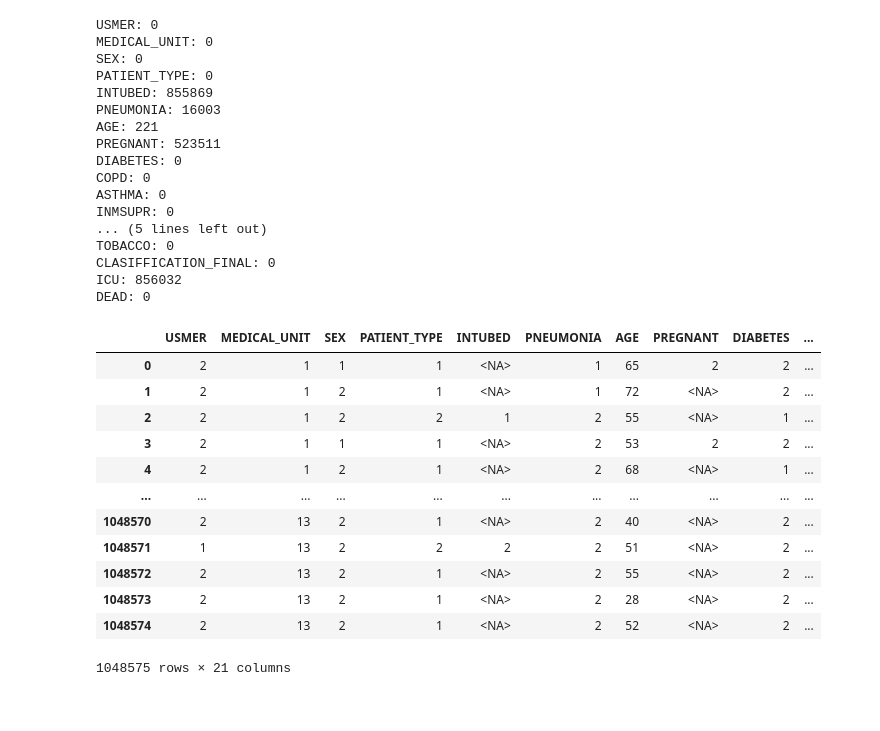
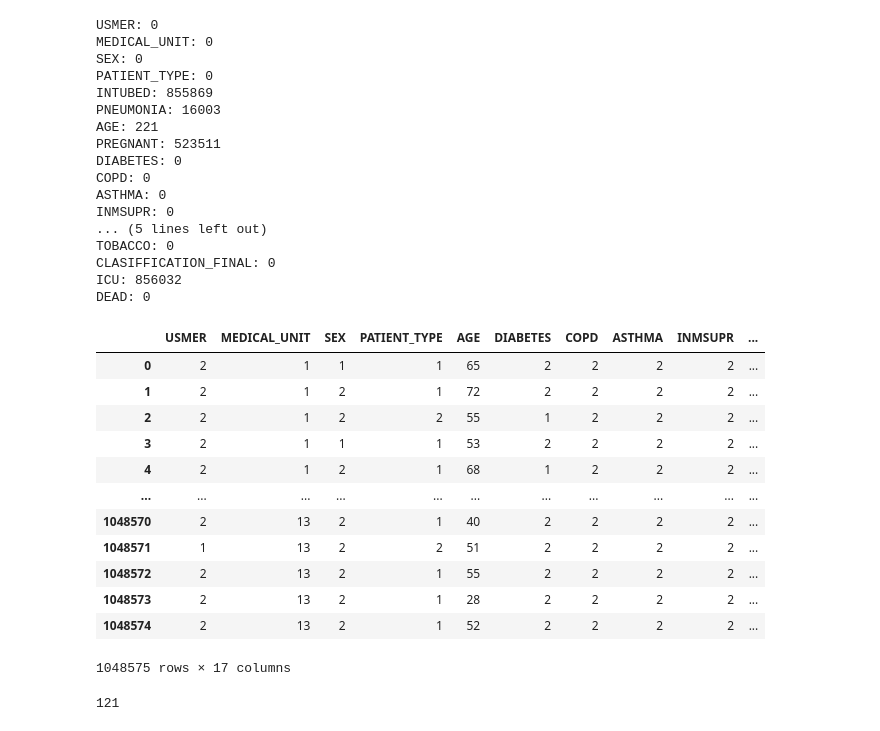
Before and after one commit to Jessie-mx-zhang/Covid-19, a Jupyter notebook: Covid.ipynb, the cells around one changed output. Saved outputs shown, nothing was run; the diff lists cells and outputs as text; code cells hidden in the pictures.

```diff
--- a/Covid.ipynb
+++ b/Covid.ipynb
@@ -136,20 +136,22 @@ TOBACCO: 0
 CLASIFFICATION_FINAL: 0
 ICU: 856032
 DEAD: 0
-# %%
-data.replace([97, 99], pd.NA, inplace=True)
-data
-# %% [output]
-|  | USMER | MEDICAL_UNIT | SEX | PATIENT_TYPE | INTUBED | PNEUMONIA | AGE | PREGNANT | DIABETES | ... |
-| 0 | 2 | 1 | 1 | 1 | <NA> | 1 | 65 | 2 | 2 | ... |
-| 1 | 2 | 1 | 2 | 1 | <NA> | 1 | 72 | <NA> | 2 | ... |
-| 2 | 2 | 1 | 2 | 2 | 1 | 2 | 55 | <NA> | 1 | ... |
-| 3 | 2 | 1 | 1 | 1 | <NA> | 2 | 53 | 2 | 2 | ... |
-| 4 | 2 | 1 | 2 | 1 | <NA> | 2 | 68 | <NA> | 1 | ... |
-| ... | ... | ... | ... | ... | ... | ... | ... | ... | ... | ... |
-| 1048570 | 2 | 13 | 2 | 1 | <NA> | 2 | 40 | <NA> | 2 | ... |
-| 1048571 | 1 | 13 | 2 | 2 | 2 | 2 | 51 | <NA> | 2 | ... |
-| 1048572 | 2 | 13 | 2 | 1 | <NA> | 2 | 55 | <NA> | 2 | ... |
-| 1048573 | 2 | 13 | 2 | 1 | <NA> | 2 | 28 | <NA> | 2 | ... |
-| 1048574 | 2 | 13 | 2 | 1 | <NA> | 2 | 52 | <NA> | 2 | ... |
-1048575 rows × 21 columns
+# %%
+#Dropping columns
+columns_to_drop =['INTUBED','PNEUMONIA','PREGNANT','ICU']
+data.drop(columns = columns_to_drop, inplace=True)
+data
+# %% [output]
+|  | USMER | MEDICAL_UNIT | SEX | PATIENT_TYPE | AGE | DIABETES | COPD | ASTHMA | INMSUPR | ... |
+| 0 | 2 | 1 | 1 | 1 | 65 | 2 | 2 | 2 | 2 | ... |
+| 1 | 2 | 1 | 2 | 1 | 72 | 2 | 2 | 2 | 2 | ... |
+| 2 | 2 | 1 | 2 | 2 | 55 | 1 | 2 | 2 | 2 | ... |
+| 3 | 2 | 1 | 1 | 1 | 53 | 2 | 2 | 2 | 2 | ... |
+| 4 | 2 | 1 | 2 | 1 | 68 | 1 | 2 | 2 | 2 | ... |
+| ... | ... | ... | ... | ... | ... | ... | ... | ... | ... | ... |
+| 1048570 | 2 | 13 | 2 | 1 | 40 | 2 | 2 | 2 | 2 | ... |
+| 1048571 | 1 | 13 | 2 | 2 | 51 | 2 | 2 | 2 | 2 | ... |
+| 1048572 | 2 | 13 | 2 | 1 | 55 | 2 | 2 | 2 | 2 | ... |
+| 1048573 | 2 | 13 | 2 | 1 | 28 | 2 | 2 | 2 | 2 | ... |
+| 1048574 | 2 | 13 | 2 | 1 | 52 | 2 | 2 | 2 | 2 | ... |
+1048575 rows × 17 columns
@@ -155,0 +162,5 @@ data
+# %%
+largest_value = data['AGE'].max()
+largest_value
+# %% [output]
+121
```
Also changed, not shown: parts of 8 cells of this notebook.
